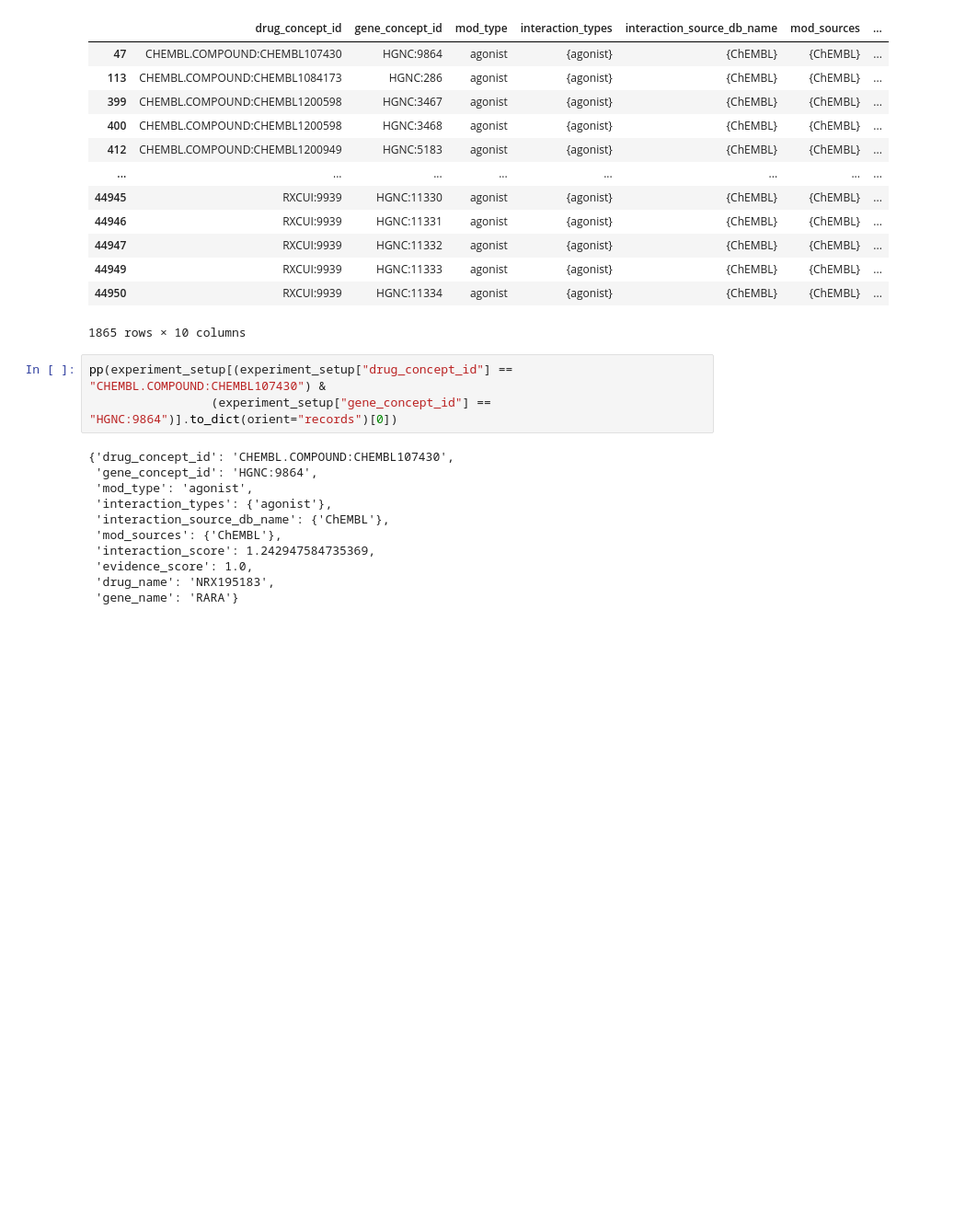
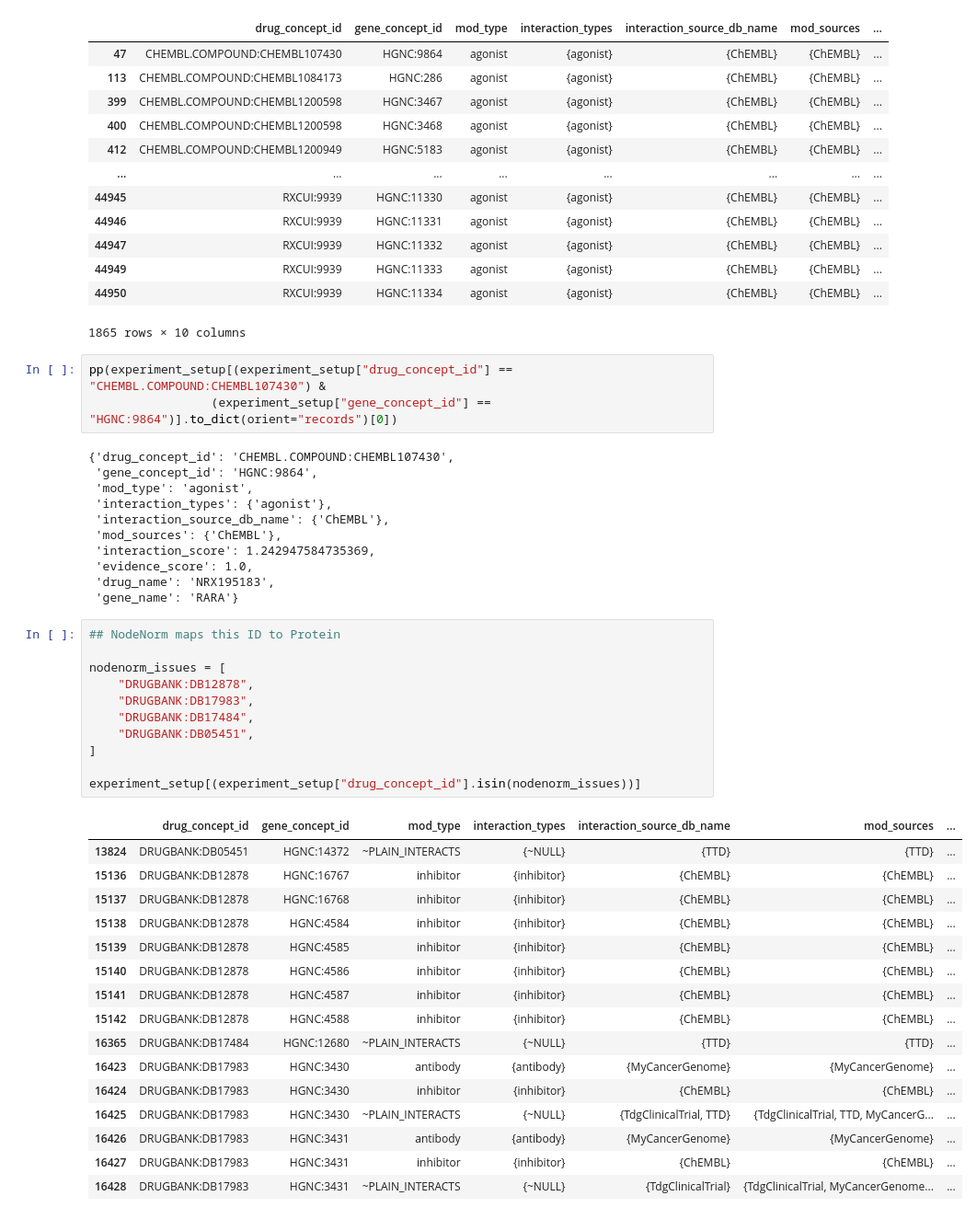
Before and after one commit to NCATSTranslator/translator-ingests, a Jupyter notebook: src/translator_ingest/ingests/dgidb/dgidb_dev.ipynb, the cells around one changed output. Shown at 92% size. Cells and saved outputs as stored; diff of their text form; blank space fills up the shorter version.

```diff
--- a/src/translator_ingest/ingests/dgidb/dgidb_dev.ipynb
+++ b/src/translator_ingest/ingests/dgidb/dgidb_dev.ipynb
@@ -1256,3 +1268,31 @@ pp(experiment_setup[(experiment_setup["drug_concept_id"] == "CHEMBL.COMPOUND:CHE
  'evidence_score': 1.0,
  'drug_name': 'NRX195183',
  'gene_name': 'RARA'}
+# %%
+## NodeNorm maps this ID to Protein
+
+nodenorm_issues = [
+    "DRUGBANK:DB12878",
+    "DRUGBANK:DB17983",
+    "DRUGBANK:DB17484",
+    "DRUGBANK:DB05451",
+]
+
+experiment_setup[(experiment_setup["drug_concept_id"].isin(nodenorm_issues))]
+# %% [output]
+|  | drug_concept_id | gene_concept_id | mod_type | interaction_types | interaction_source_db_name | mod_sources | ... |
+| 13824 | DRUGBANK:DB05451 | HGNC:14372 | ~PLAIN_INTERACTS | {~NULL} | {TTD} | {TTD} | ... |
+| 15136 | DRUGBANK:DB12878 | HGNC:16767 | inhibitor | {inhibitor} | {ChEMBL} | {ChEMBL} | ... |
+| 15137 | DRUGBANK:DB12878 | HGNC:16768 | inhibitor | {inhibitor} | {ChEMBL} | {ChEMBL} | ... |
+| 15138 | DRUGBANK:DB12878 | HGNC:4584 | inhibitor | {inhibitor} | {ChEMBL} | {ChEMBL} | ... |
+| 15139 | DRUGBANK:DB12878 | HGNC:4585 | inhibitor | {inhibitor} | {ChEMBL} | {ChEMBL} | ... |
+| 15140 | DRUGBANK:DB12878 | HGNC:4586 | inhibitor | {inhibitor} | {ChEMBL} | {ChEMBL} | ... |
+| 15141 | DRUGBANK:DB12878 | HGNC:4587 | inhibitor | {inhibitor} | {ChEMBL} | {ChEMBL} | ... |
+| 15142 | DRUGBANK:DB12878 | HGNC:4588 | inhibitor | {inhibitor} | {ChEMBL} | {ChEMBL} | ... |
+| 16365 | DRUGBANK:DB17484 | HGNC:12680 | ~PLAIN_INTERACTS | {~NULL} | {TTD} | {TTD} | ... |
+| 16423 | DRUGBANK:DB17983 | HGNC:3430 | antibody | {antibody} | {MyCancerGenome} | {MyCancerGenome} | ... |
+| 16424 | DRUGBANK:DB17983 | HGNC:3430 | inhibitor | {inhibitor} | {ChEMBL} | {ChEMBL} | ... |
+| 16425 | DRUGBANK:DB17983 | HGNC:3430 | ~PLAIN_INTERACTS | {~NULL} | {TdgClinicalTrial, TTD} | {TdgClinicalTrial, TTD, MyCancerG... | ... |
+| 16426 | DRUGBANK:DB17983 | HGNC:3431 | antibody | {antibody} | {MyCancerGenome} | {MyCancerGenome} | ... |
+| 16427 | DRUGBANK:DB17983 | HGNC:3431 | inhibitor | {inhibitor} | {ChEMBL} | {ChEMBL} | ... |
+| 16428 | DRUGBANK:DB17983 | HGNC:3431 | ~PLAIN_INTERACTS | {~NULL} | {TdgClinicalTrial} | {TdgClinicalTrial, MyCancerGenome... | ... |
```
Also changed, not shown: parts of 6 cells of this notebook.
